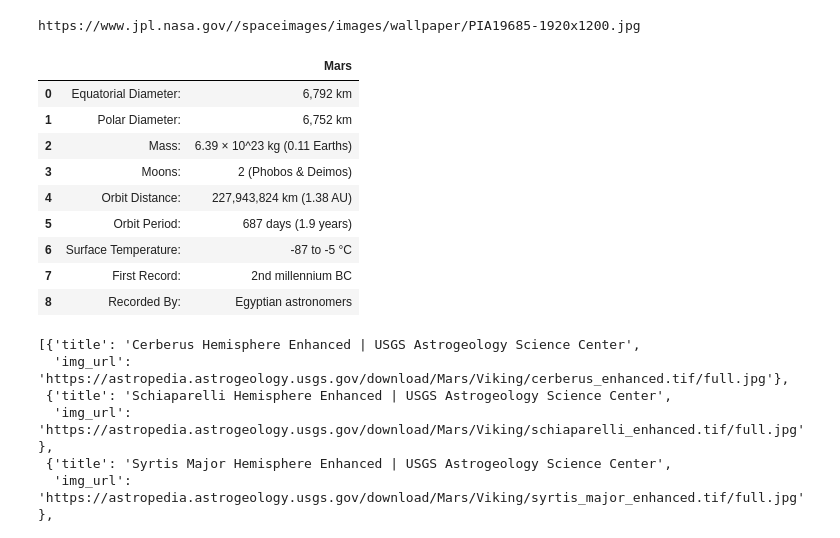
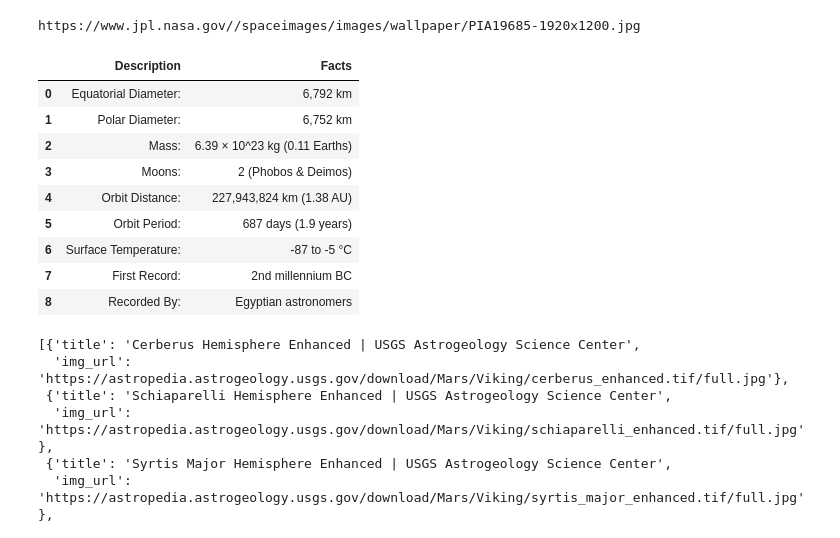
Before and after one commit to pgbeltran15/web-scrapping-challenge, a Jupyter notebook: Missions_to_Mars/mission_to_mars.ipynb, the cells around one changed output. Drawn from its saved outputs; the diff is of its cells as text; code cells hidden in the pictures.

```diff
--- a/Missions_to_Mars/mission_to_mars.ipynb
+++ b/Missions_to_Mars/mission_to_mars.ipynb
@@ -81,14 +81,15 @@ https://www.jpl.nasa.gov//spaceimages/images/wallpaper/PIA19685-1920x1200.jpg
 # %%
 #Mars Facts Scrapping
 mars_facts_url = 'https://space-facts.com/mars/'
 
 
-table= pd.read_html(mars_facts_url)
-df = table[0]
-df.columns=[' ','Mars']
-df
+table = pd.read_html(mars_facts_url)
+mars_facts = table[0]
+mars_facts.columns=['Description','Facts']
+html_table = mars_facts.to_html(index=False)
+mars_facts
 # %% [output]
-|  |  | Mars |
+|  | Description | Facts |
 | 0 | Equatorial Diameter: | 6,792 km |
 | 1 | Polar Diameter: | 6,752 km |
 | 2 | Mass: | 6.39 × 10^23 kg (0.11 Earths) |
```
Also changed, not shown: 3 other files.
